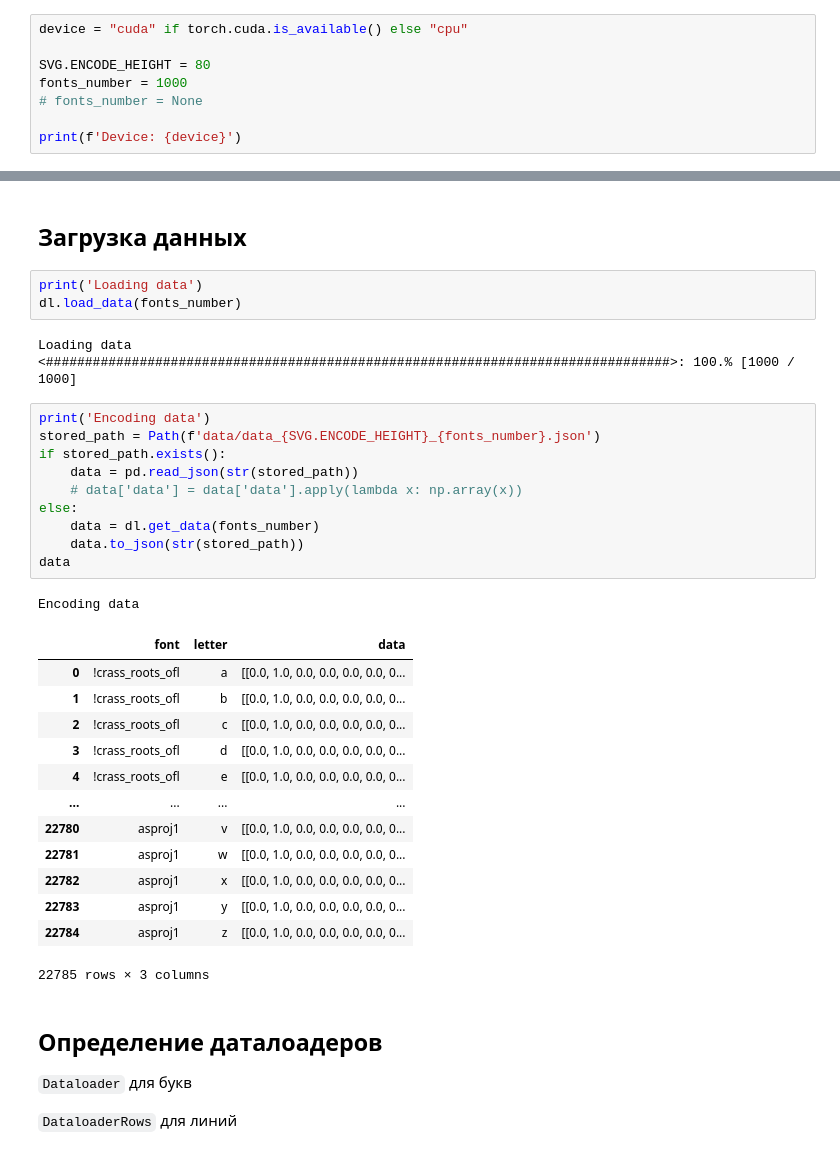
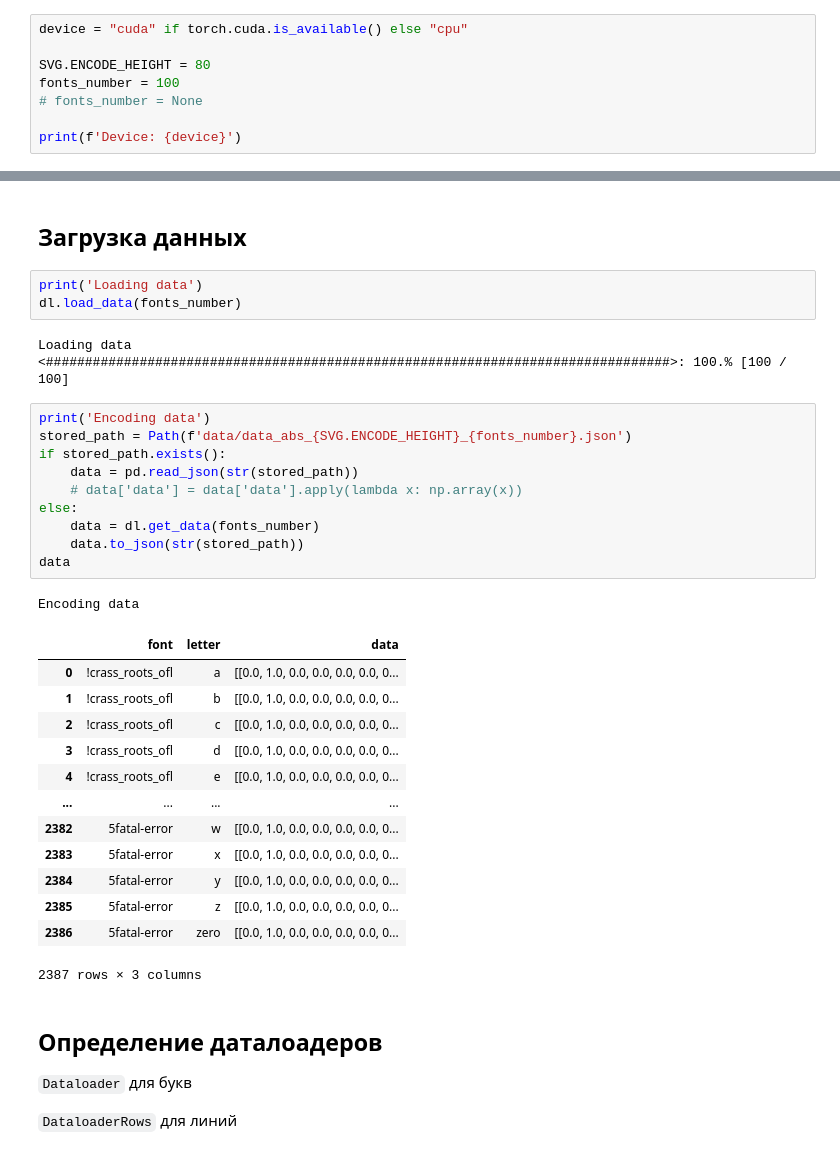
Before and after one commit to flydzen/diploma, a Jupyter notebook: main_difuse.ipynb, the cells around one changed output, grey strips where cells are left out. Drawn from its saved outputs; the diff is of its cells as text.

```diff
--- a/main_difuse.ipynb
+++ b/main_difuse.ipynb
@@ -28,7 +29,7 @@ from IPython import display
 device = "cuda" if torch.cuda.is_available() else "cpu"
 
 SVG.ENCODE_HEIGHT = 80
-fonts_number = 1000
+fonts_number = 100
 # fonts_number = None
 
 print(f'Device: {device}')
@@ -41,32 +42,32 @@ print('Loading data')
 dl.load_data(fonts_number)
 # %% [output]
 Loading data
-<################################################################################>: 100.% [1000 / 1000]
+<################################################################################>: 100.% [100 / 100]
 # %%
 print('Encoding data')
-stored_path = Path(f'data/data_{SVG.ENCODE_HEIGHT}_{fonts_number}.json')
+stored_path = Path(f'data/data_abs_{SVG.ENCODE_HEIGHT}_{fonts_number}.json')
 if stored_path.exists():
     data = pd.read_json(str(stored_path))
     # data['data'] = data['data'].apply(lambda x: np.array(x))
 else:
     data = dl.get_data(fonts_number)
     data.to_json(str(stored_path))
 data
 # %% [output]
 Encoding data
 |  | font | letter | data |
 | 0 | !crass_roots_ofl | a | [[0.0, 1.0, 0.0, 0.0, 0.0, 0.0, 0... |
 | 1 | !crass_roots_ofl | b | [[0.0, 1.0, 0.0, 0.0, 0.0, 0.0, 0... |
 | 2 | !crass_roots_ofl | c | [[0.0, 1.0, 0.0, 0.0, 0.0, 0.0, 0... |
 | 3 | !crass_roots_ofl | d | [[0.0, 1.0, 0.0, 0.0, 0.0, 0.0, 0... |
 | 4 | !crass_roots_ofl | e | [[0.0, 1.0, 0.0, 0.0, 0.0, 0.0, 0... |
 | ... | ... | ... | ... |
-| 22780 | asproj1 | v | [[0.0, 1.0, 0.0, 0.0, 0.0, 0.0, 0... |
-| 22781 | asproj1 | w | [[0.0, 1.0, 0.0, 0.0, 0.0, 0.0, 0... |
-| 22782 | asproj1 | x | [[0.0, 1.0, 0.0, 0.0, 0.0, 0.0, 0... |
-| 22783 | asproj1 | y | [[0.0, 1.0, 0.0, 0.0, 0.0, 0.0, 0... |
-| 22784 | asproj1 | z | [[0.0, 1.0, 0.0, 0.0, 0.0, 0.0, 0... |
+| 2382 | 5fatal-error | w | [[0.0, 1.0, 0.0, 0.0, 0.0, 0.0, 0... |
+| 2383 | 5fatal-error | x | [[0.0, 1.0, 0.0, 0.0, 0.0, 0.0, 0... |
+| 2384 | 5fatal-error | y | [[0.0, 1.0, 0.0, 0.0, 0.0, 0.0, 0... |
+| 2385 | 5fatal-error | z | [[0.0, 1.0, 0.0, 0.0, 0.0, 0.0, 0... |
+| 2386 | 5fatal-error | zero | [[0.0, 1.0, 0.0, 0.0, 0.0, 0.0, 0... |
-22785 rows × 3 columns
+2387 rows × 3 columns
 # %% [markdown]
 ## Определение даталоадеров
 `Dataloader` для букв
```
Also changed, not shown: parts of 18 cells of this notebook.
